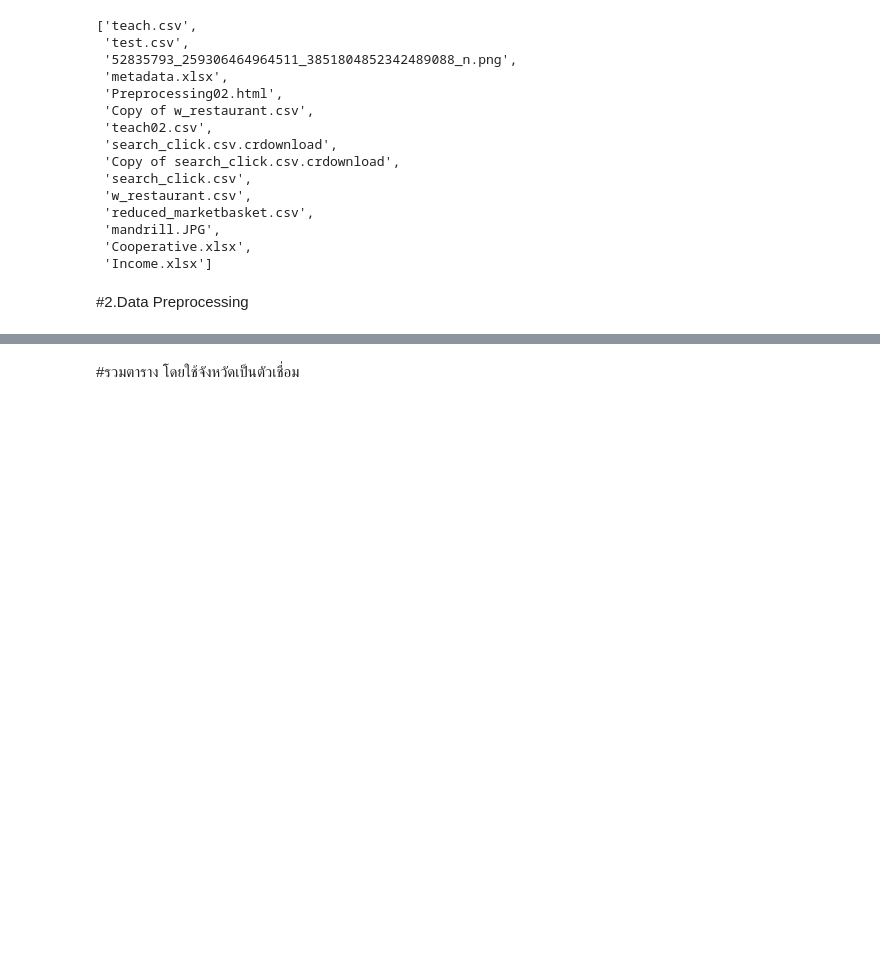
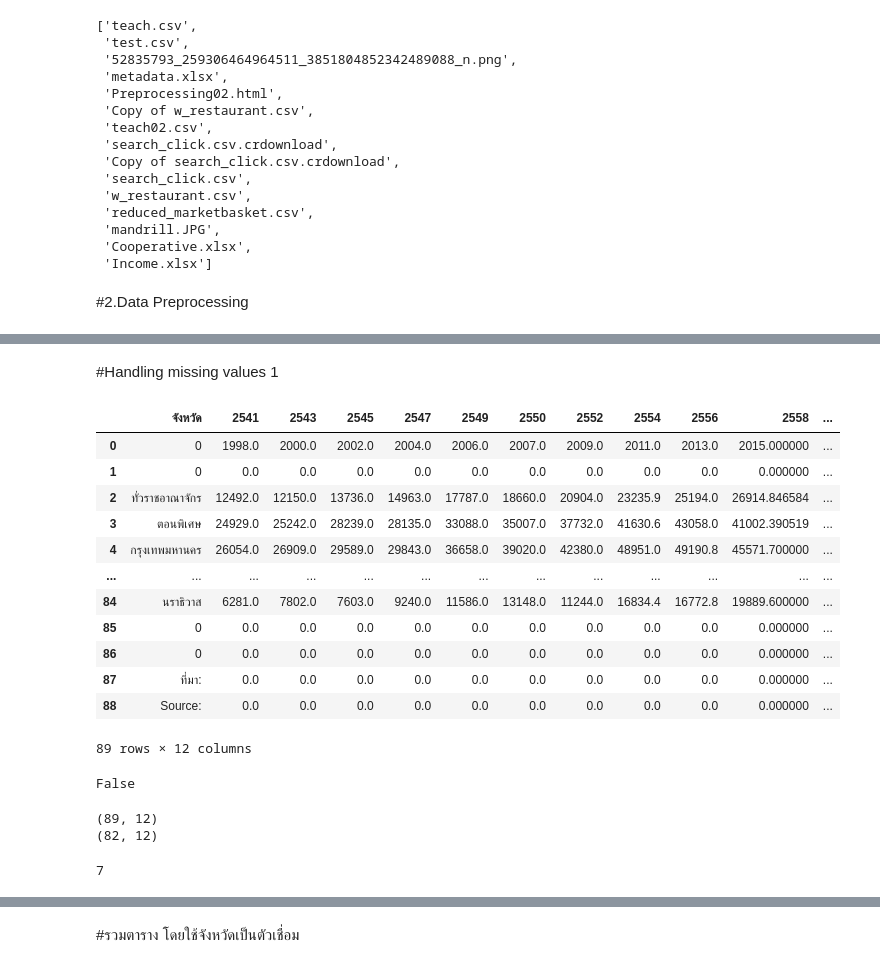
Before and after one commit to Vangolds/DPDM, a Jupyter notebook: The_Project.ipynb, the cells around one changed output, grey strips where cells are left out. Drawn from its saved outputs; the diff is of its cells as text; code cells hidden in the pictures; blank space fills up the shorter version.

```diff
--- a/The_Project.ipynb
+++ b/The_Project.ipynb
@@ -66,0 +117,33 @@ Cooperative_df
+# %% [markdown]
+#Handling missing values 1
+# %%
+Income_df_nm = Income_df.dropna() #หายไปกี่ตัว
+Income_df_nm
+# %% [output]
+|  | จังหวัด | 2541 | 2543 | 2545 | 2547 | 2549 | 2550 | 2552 | 2554 | 2556 | 2558 | ... |
+| 0 | 0 | 1998.0 | 2000.0 | 2002.0 | 2004.0 | 2006.0 | 2007.0 | 2009.0 | 2011.0 | 2013.0 | 2015.000000 | ... |
+| 1 | 0 | 0.0 | 0.0 | 0.0 | 0.0 | 0.0 | 0.0 | 0.0 | 0.0 | 0.0 | 0.000000 | ... |
+| 2 | ทั่วราชอาณาจักร | 12492.0 | 12150.0 | 13736.0 | 14963.0 | 17787.0 | 18660.0 | 20904.0 | 23235.9 | 25194.0 | 26914.846584 | ... |
+| 3 | ตอนพิเศษ | 24929.0 | 25242.0 | 28239.0 | 28135.0 | 33088.0 | 35007.0 | 37732.0 | 41630.6 | 43058.0 | 41002.390519 | ... |
+| 4 | กรุงเทพมหานคร | 26054.0 | 26909.0 | 29589.0 | 29843.0 | 36658.0 | 39020.0 | 42380.0 | 48951.0 | 49190.8 | 45571.700000 | ... |
+| ... | ... | ... | ... | ... | ... | ... | ... | ... | ... | ... | ... | ... |
+| 84 | นราธิวาส | 6281.0 | 7802.0 | 7603.0 | 9240.0 | 11586.0 | 13148.0 | 11244.0 | 16834.4 | 16772.8 | 19889.600000 | ... |
+| 85 | 0 | 0.0 | 0.0 | 0.0 | 0.0 | 0.0 | 0.0 | 0.0 | 0.0 | 0.0 | 0.000000 | ... |
+| 86 | 0 | 0.0 | 0.0 | 0.0 | 0.0 | 0.0 | 0.0 | 0.0 | 0.0 | 0.0 | 0.000000 | ... |
+| 87 | ที่มา: | 0.0 | 0.0 | 0.0 | 0.0 | 0.0 | 0.0 | 0.0 | 0.0 | 0.0 | 0.000000 | ... |
+| 88 | Source: | 0.0 | 0.0 | 0.0 | 0.0 | 0.0 | 0.0 | 0.0 | 0.0 | 0.0 | 0.000000 | ... |
+89 rows × 12 columns
+# %%
+Income_df_nm.isnull().any().any()
+# %% [output]
+False
+# %%
+print(Income_df.shape)
+print(Income_df_nm.shape)
+# %% [output]
+(89, 12)
+(82, 12)
+# %%
+Income_df.shape[0]-Income_df_nm.shape[0] #นับ จน
+# %% [output]
+7
```
Also changed, not shown: parts of 12 cells of this notebook.
